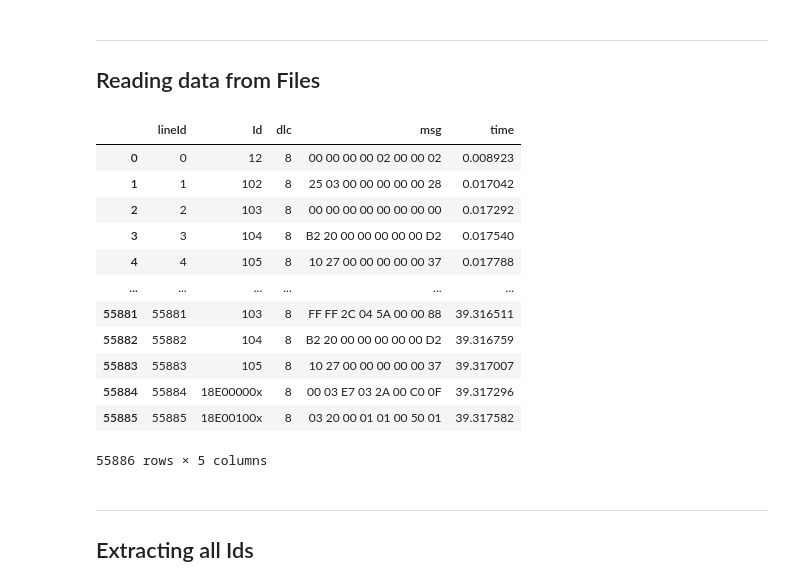
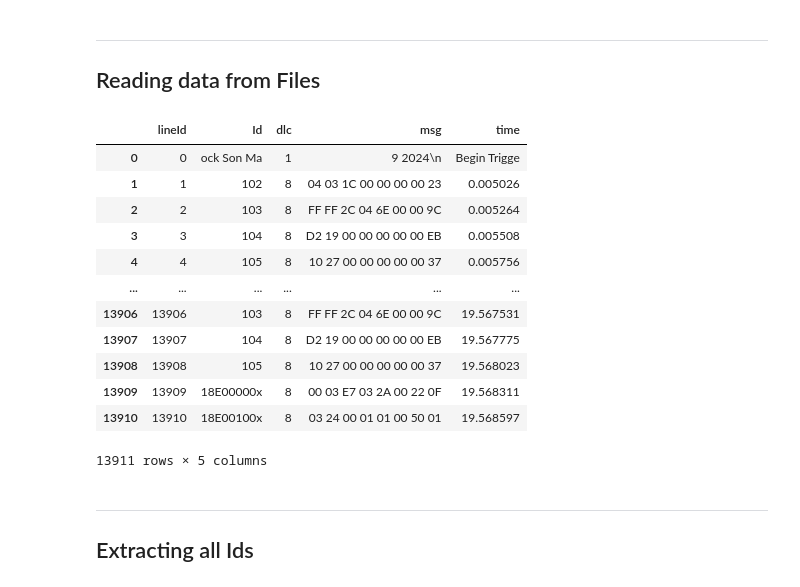
Before and after one commit to FabianKlaffenboeck/privateprojects-vehiclemonitoring-surron_ultrabee-canreverseengineering, a Jupyter notebook: reverse enegnering.ipynb, the cells around one changed output. Saved outputs shown, nothing was run; the diff lists cells and outputs as text; code cells hidden in the pictures.

```diff
--- a/reverse enegnering.ipynb
+++ b/reverse enegnering.ipynb
@@ -15,24 +15,24 @@ reload(genericFuntions)
 ---
 ## Reading data from Files
 # %%
-dataCombinedDictAsc = genericFuntions.read_asc_files(["20240427_CAN_Trace_Motorrad_T000.asc", "20240427_CAN_Trace_Motorrad_T001.asc"])
+dataCombinedDictAsc = genericFuntions.read_asc_files(["2024-05-05_10-48-53_004.asc","2024-05-05_10-50-13_005.asc"])
 
 df = pd.DataFrame(dataCombinedDictAsc)
 df
 # %% [output]
 |  | lineId | Id | dlc | msg | time |
-| 0 | 0 | 12 | 8 | 00 00 00 00 02 00 00 02 | 0.008923 |
-| 1 | 1 | 102 | 8 | 25 03 00 00 00 00 00 28 | 0.017042 |
-| 2 | 2 | 103 | 8 | 00 00 00 00 00 00 00 00 | 0.017292 |
-| 3 | 3 | 104 | 8 | B2 20 00 00 00 00 00 D2 | 0.017540 |
-| 4 | 4 | 105 | 8 | 10 27 00 00 00 00 00 37 | 0.017788 |
+| 0 | 0 | ock Son Ma | 1 | 9 2024\n | Begin Trigge |
+| 1 | 1 | 102 | 8 | 04 03 1C 00 00 00 00 23 | 0.005026 |
+| 2 | 2 | 103 | 8 | FF FF 2C 04 6E 00 00 9C | 0.005264 |
+| 3 | 3 | 104 | 8 | D2 19 00 00 00 00 00 EB | 0.005508 |
+| 4 | 4 | 105 | 8 | 10 27 00 00 00 00 00 37 | 0.005756 |
 | ... | ... | ... | ... | ... | ... |
-| 55881 | 55881 | 103 | 8 | FF FF 2C 04 5A 00 00 88 | 39.316511 |
-| 55882 | 55882 | 104 | 8 | B2 20 00 00 00 00 00 D2 | 39.316759 |
-| 55883 | 55883 | 105 | 8 | 10 27 00 00 00 00 00 37 | 39.317007 |
-| 55884 | 55884 | 18E00000x | 8 | 00 03 E7 03 2A 00 C0 0F | 39.317296 |
-| 55885 | 55885 | 18E00100x | 8 | 03 20 00 01 01 00 50 01 | 39.317582 |
+| 13906 | 13906 | 103 | 8 | FF FF 2C 04 6E 00 00 9C | 19.567531 |
+| 13907 | 13907 | 104 | 8 | D2 19 00 00 00 00 00 EB | 19.567775 |
+| 13908 | 13908 | 105 | 8 | 10 27 00 00 00 00 00 37 | 19.568023 |
+| 13909 | 13909 | 18E00000x | 8 | 00 03 E7 03 2A 00 22 0F | 19.568311 |
+| 13910 | 13910 | 18E00100x | 8 | 03 24 00 01 01 00 50 01 | 19.568597 |
-55886 rows × 5 columns
+13911 rows × 5 columns
 # %% [markdown]
 ---
 ## Extracting all Ids
```
Also changed, not shown: parts of 6 cells of this notebook.
